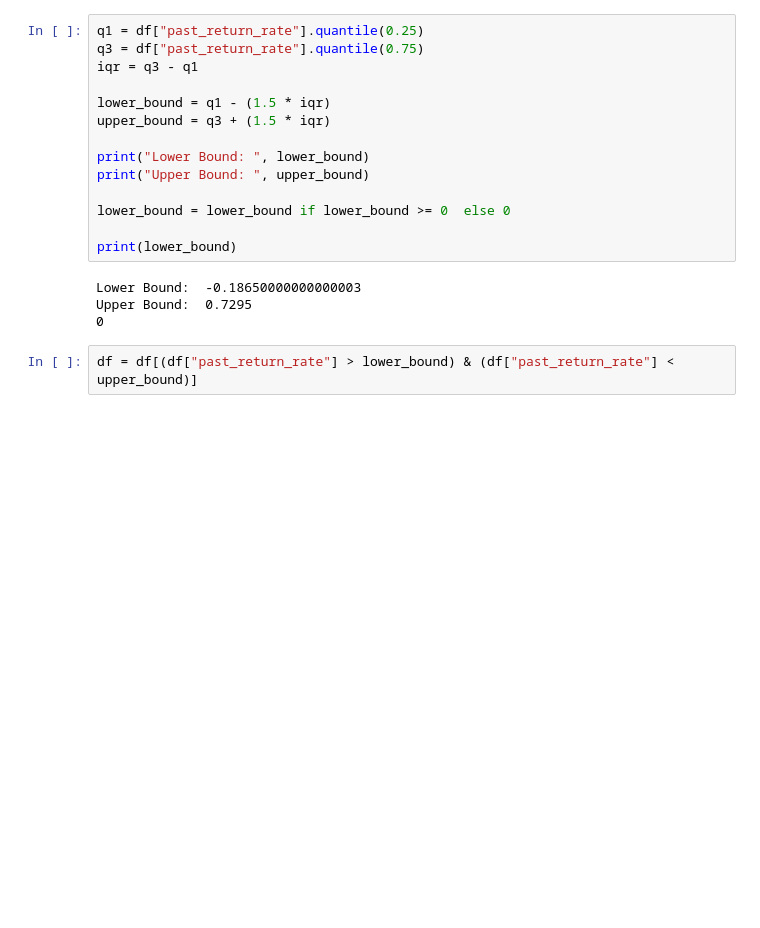
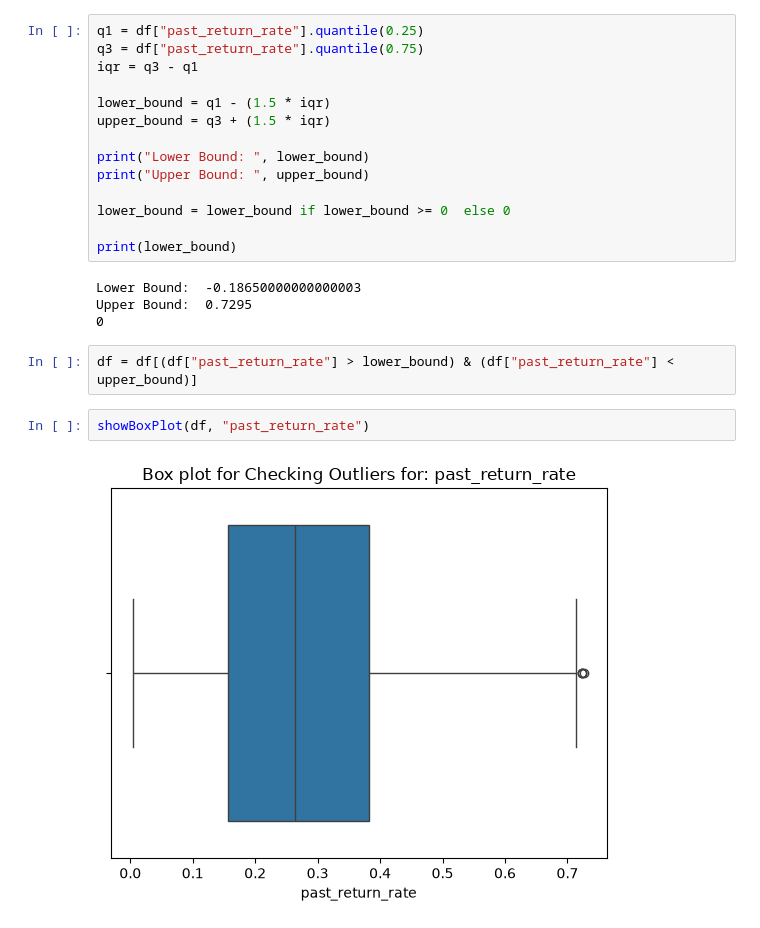
Before and after one commit to aliturab99/Machine-Learning-Project-1, a Jupyter notebook: classification_model/ecommerce_return_classification.ipynb, the cells around one changed output. Drawn from its saved outputs; the diff is of its cells as text; blank space fills up the shorter version.

Commit message:
Adding Proper Relations Check Visualizations and Some Other Improvements

```diff
--- a/classification_model/ecommerce_return_classification.ipynb
+++ b/classification_model/ecommerce_return_classification.ipynb
@@ -142,3 +142,7 @@ Upper Bound:  0.7295
 0
 # %%
 df = df[(df["past_return_rate"] > lower_bound) & (df["past_return_rate"] < upper_bound)]
+# %%
+showBoxPlot(df, "past_return_rate")
+# %% [output]
+[figure, added]
```
Also changed, not shown: parts of 14 cells of this notebook.
